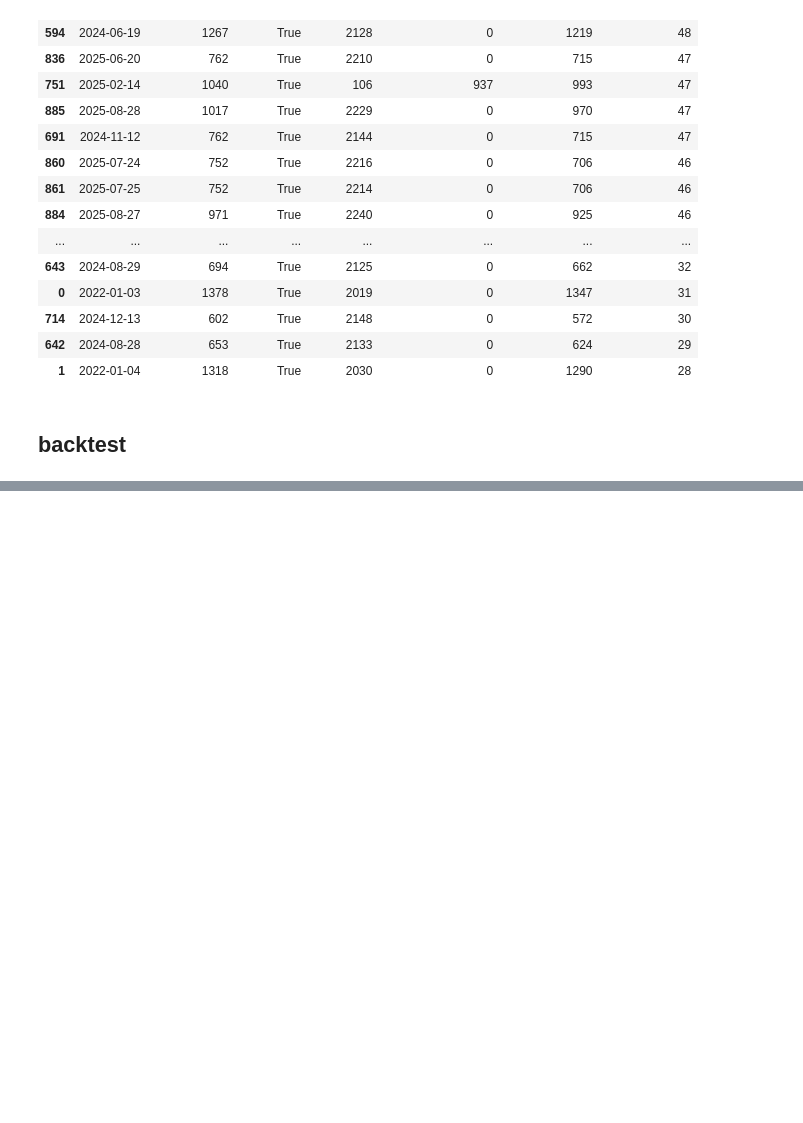
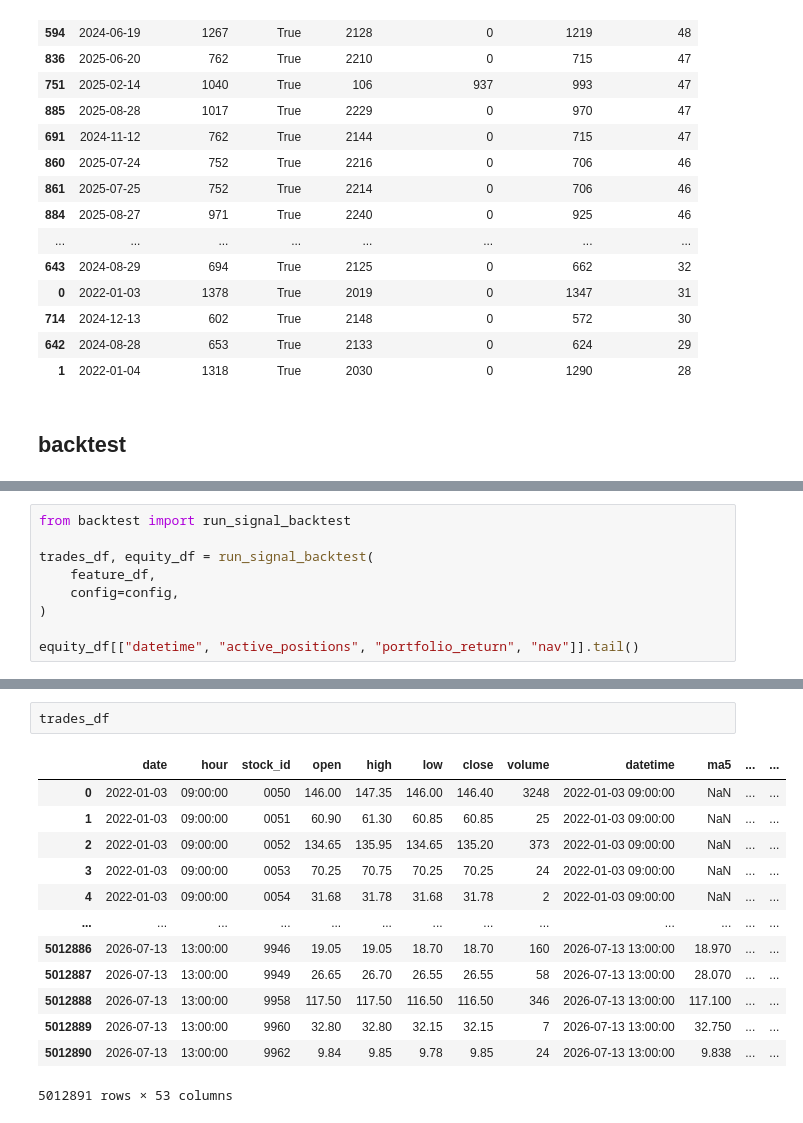
Before and after one commit to Xin95172/Quant, a Jupyter notebook: projects/CTA/學弟策略/main.ipynb, the cells around one changed output, grey strips where cells are left out. Drawn from its saved outputs; the diff is of its cells as text; blank space fills up the shorter version.

```diff
--- a/projects/CTA/學弟策略/main.ipynb
+++ b/projects/CTA/學弟策略/main.ipynb
@@ -386,0 +486,9 @@ Top incomplete full kbar dates:
+# %%
+from backtest import run_signal_backtest
+
+trades_df, equity_df = run_signal_backtest(
+    feature_df,
+    config=config,
+)
+
+equity_df[["datetime", "active_positions", "portfolio_return", "nav"]].tail()
@@ -386,0 +502,16 @@ Top incomplete full kbar dates:
+# %%
+trades_df
+# %% [output]
+|  | date | hour | stock_id | open | high | low | close | volume | datetime | ma5 | ... | ... |
+| 0 | 2022-01-03 | 09:00:00 | 0050 | 146.00 | 147.35 | 146.00 | 146.40 | 3248 | 2022-01-03 09:00:00 | NaN | ... | ... |
+| 1 | 2022-01-03 | 09:00:00 | 0051 | 60.90 | 61.30 | 60.85 | 60.85 | 25 | 2022-01-03 09:00:00 | NaN | ... | ... |
+| 2 | 2022-01-03 | 09:00:00 | 0052 | 134.65 | 135.95 | 134.65 | 135.20 | 373 | 2022-01-03 09:00:00 | NaN | ... | ... |
+| 3 | 2022-01-03 | 09:00:00 | 0053 | 70.25 | 70.75 | 70.25 | 70.25 | 24 | 2022-01-03 09:00:00 | NaN | ... | ... |
+| 4 | 2022-01-03 | 09:00:00 | 0054 | 31.68 | 31.78 | 31.68 | 31.78 | 2 | 2022-01-03 09:00:00 | NaN | ... | ... |
+| ... | ... | ... | ... | ... | ... | ... | ... | ... | ... | ... | ... | ... |
+| 5012886 | 2026-07-13 | 13:00:00 | 9946 | 19.05 | 19.05 | 18.70 | 18.70 | 160 | 2026-07-13 13:00:00 | 18.970 | ... | ... |
+| 5012887 | 2026-07-13 | 13:00:00 | 9949 | 26.65 | 26.70 | 26.55 | 26.55 | 58 | 2026-07-13 13:00:00 | 28.070 | ... | ... |
+| 5012888 | 2026-07-13 | 13:00:00 | 9958 | 117.50 | 117.50 | 116.50 | 116.50 | 346 | 2026-07-13 13:00:00 | 117.100 | ... | ... |
+| 5012889 | 2026-07-13 | 13:00:00 | 9960 | 32.80 | 32.80 | 32.15 | 32.15 | 7 | 2026-07-13 13:00:00 | 32.750 | ... | ... |
+| 5012890 | 2026-07-13 | 13:00:00 | 9962 | 9.84 | 9.85 | 9.78 | 9.85 | 24 | 2026-07-13 13:00:00 | 9.838 | ... | ... |
+5012891 rows × 53 columns
```
Also changed, not shown: parts of 10 cells of this notebook, 8 other files.
